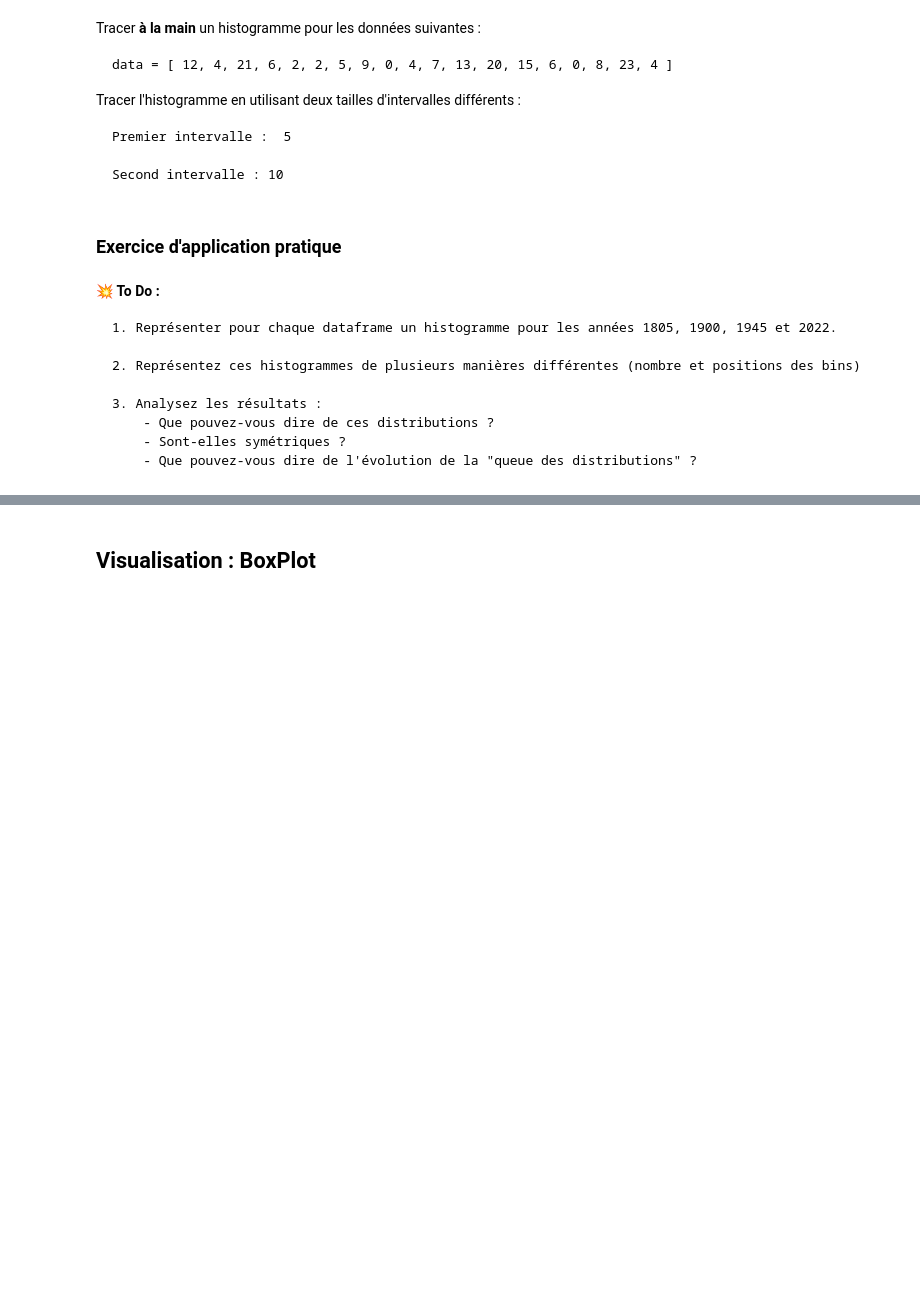
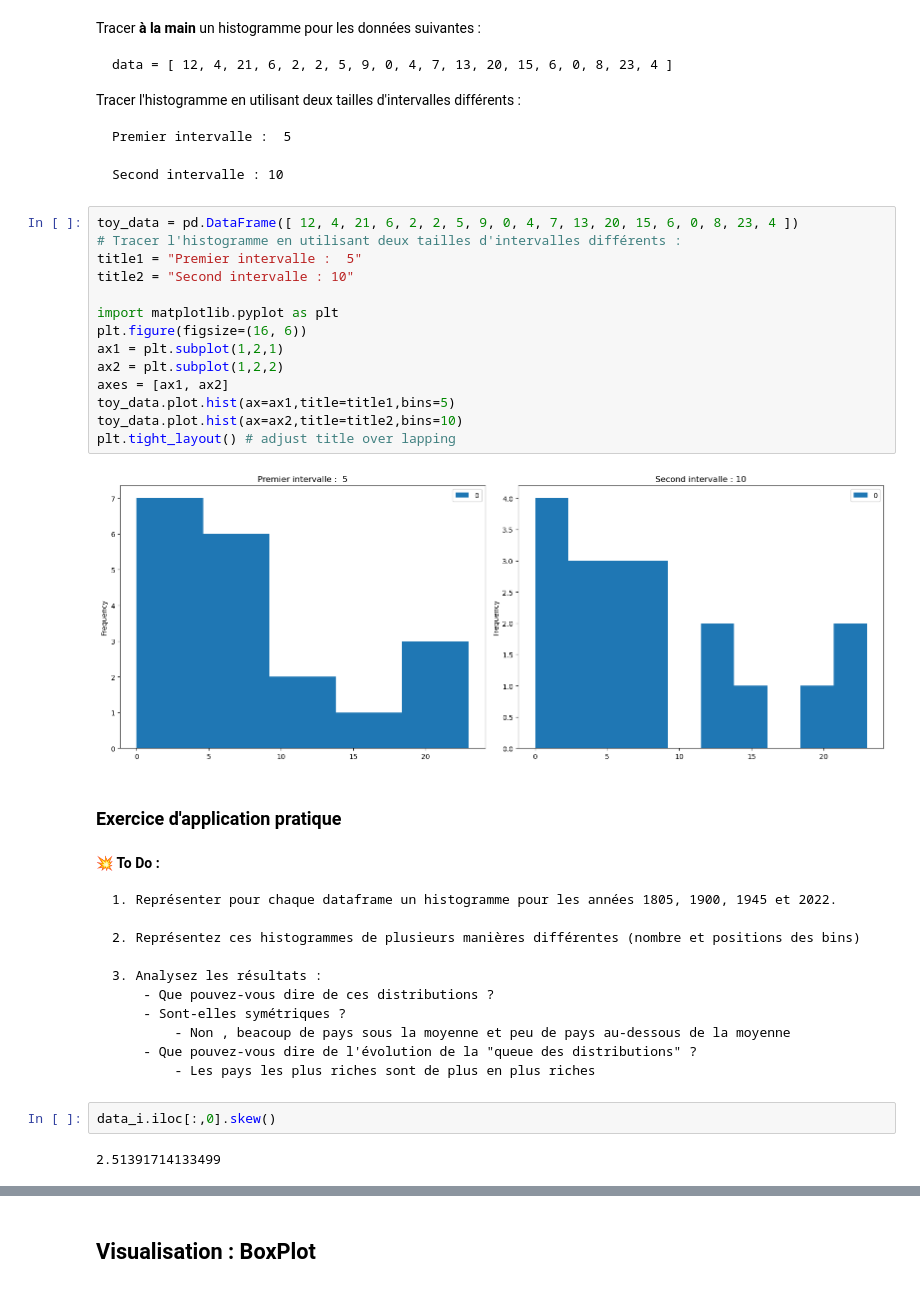
Before and after one commit to thomasmari/DataS3PG, a Jupyter notebook: module/8.Stats/1. Intro Gapminder.ipynb, the cells around one changed output, grey strips where cells are left out. Drawn from its saved outputs; the diff is of its cells as text; blank space fills up the shorter version.

```diff
--- a/module/8.Stats/1. Intro Gapminder.ipynb
+++ b/module/8.Stats/1. Intro Gapminder.ipynb
@@ -611,6 +604,22 @@ Tracer l'histogramme en utilisant deux tailles d'intervalles différents :
     Premier intervalle :  5
 
     Second intervalle : 10
+# %%
+toy_data = pd.DataFrame([ 12, 4, 21, 6, 2, 2, 5, 9, 0, 4, 7, 13, 20, 15, 6, 0, 8, 23, 4 ])
+# Tracer l'histogramme en utilisant deux tailles d'intervalles différents :
+title1 = "Premier intervalle :  5"
+title2 = "Second intervalle : 10"
+
+import matplotlib.pyplot as plt
+plt.figure(figsize=(16, 6))
+ax1 = plt.subplot(1,2,1)
+ax2 = plt.subplot(1,2,2)
+axes = [ax1, ax2]
+toy_data.plot.hist(ax=ax1,title=title1,bins=5)
+toy_data.plot.hist(ax=ax2,title=title2,bins=10)
+plt.tight_layout() # adjust title over lapping
+# %% [output]
+[figure, added]
 # %% [markdown]
 ### Exercice d'application pratique
 # %% [markdown]
@@ -623,4 +632,10 @@ Tracer l'histogramme en utilisant deux tailles d'intervalles différents :
     3. Analysez les résultats :
         - Que pouvez-vous dire de ces distributions ?
         - Sont-elles symétriques ?
+            - Non , beacoup de pays sous la moyenne et peu de pays au-dessous de la moyenne
         - Que pouvez-vous dire de l'évolution de la "queue des distributions" ?
+            - Les pays les plus riches sont de plus en plus riches
+# %%
+data_i.iloc[:,0].skew()
+# %% [output]
+2.51391714133499
```
Also changed, not shown: parts of 29 cells of this notebook.
